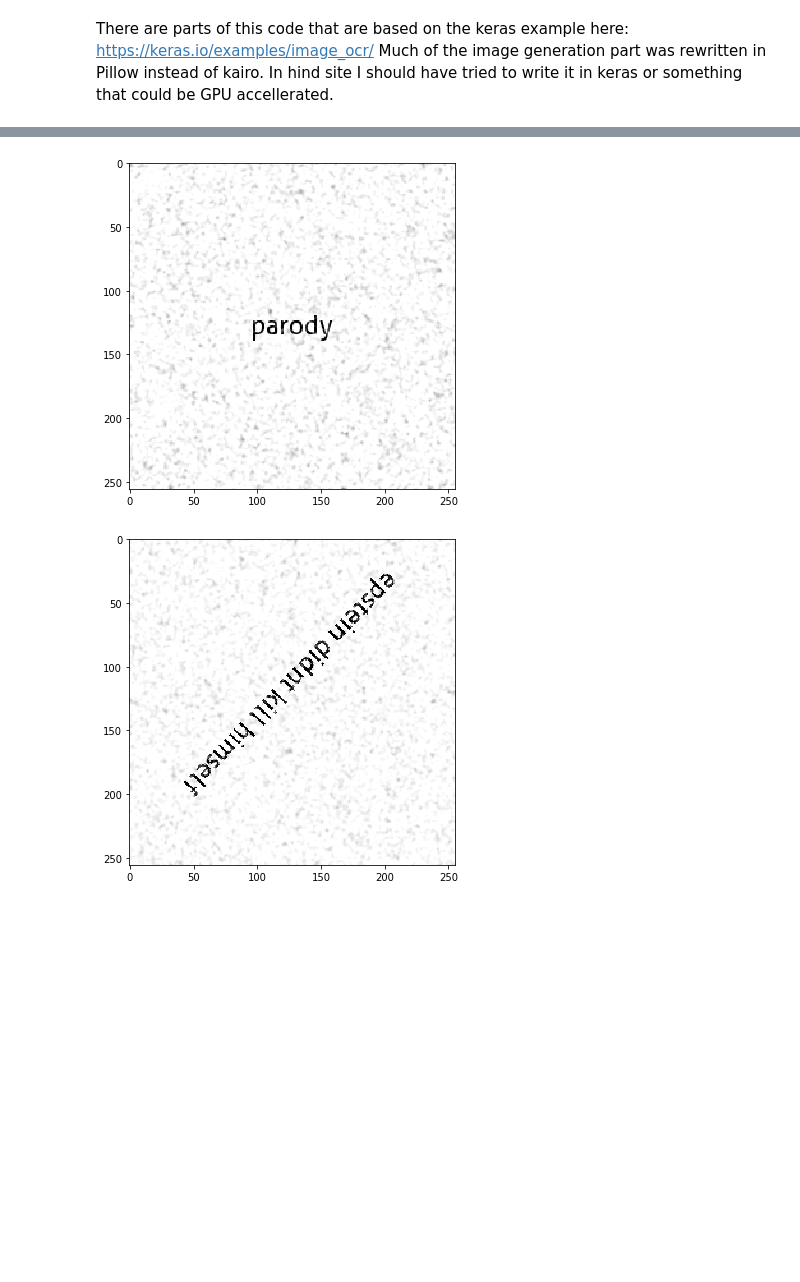
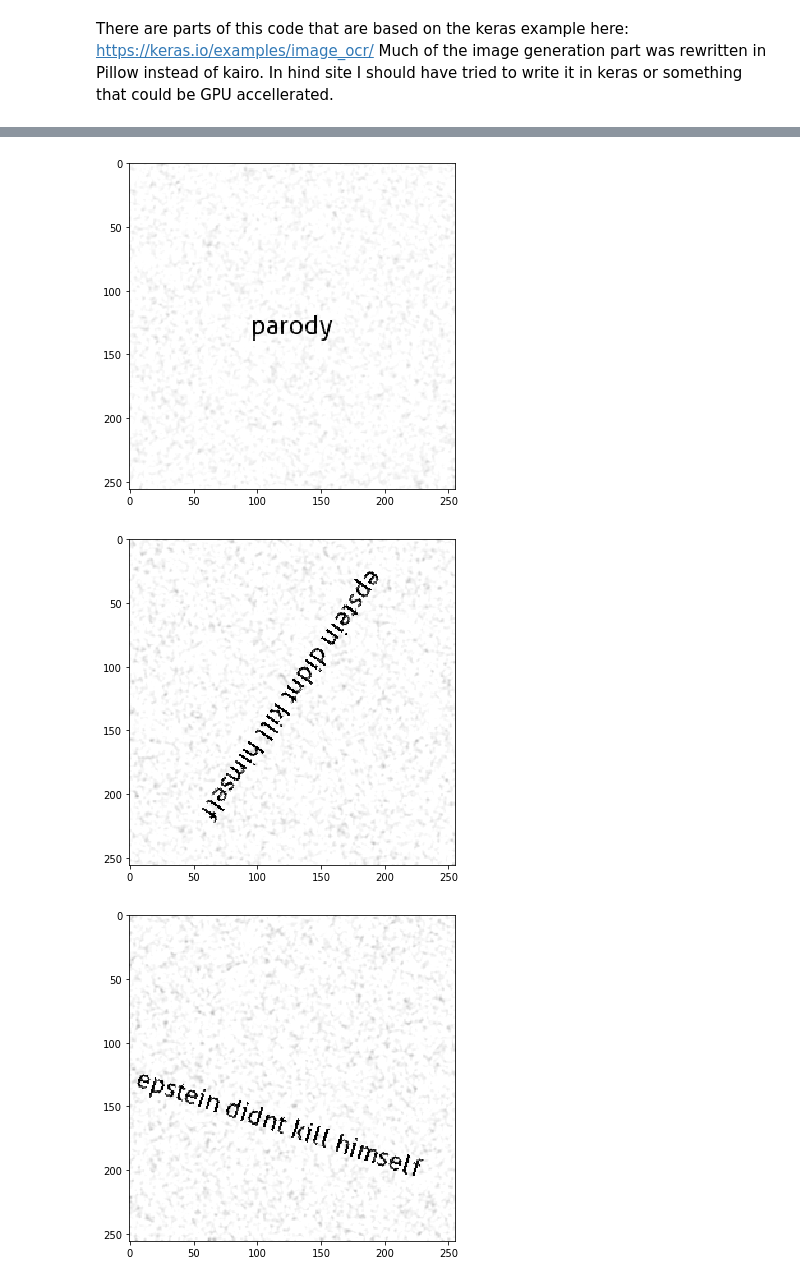
Before and after one commit to startoftext/image2text, a Jupyter notebook: image2text.ipynb, the cells around one changed output, grey strips where cells are left out. Saved outputs shown, nothing was run; the diff lists cells and outputs as text; code cells hidden in the pictures; blank space fills up the shorter version.

Commit message:
Made max rotation angle configurable. Also fixed some other bugs that caused crashes.

```diff
--- a/image2text.ipynb
+++ b/image2text.ipynb
@@ -93,7 +94,7 @@ def speckle(img):
     img_speck[img_speck <= 0] = 0
     return img_speck
 
-def draw_text(text, w, h, translate=True, rotate=True, multi_fonts=True):
+def draw_text(text, w, h, translate=True, rotate=True, multi_fonts=True, max_rotation=359):
     base_image = Image.new('RGB', (w,h), (255,255,255))
 
     #TODO download more fonts from fonts.google.com to support multiple fonts
@@ -106,8 +107,9 @@ def draw_text(text, w, h, translate=True, rotate=True, multi_fonts=True):
     d.text((0,0), text, font=fnt, fill=(0,0,0))
 
     if(rotate):
-        rotation_degrees = np.random.randint(0, 359)
+        rotation_degrees = np.random.randint(-max_rotation, max_rotation)
         text_image = text_image.rotate(rotation_degrees, expand=1)
+
 
     if text_image.size[0] > base_image.size[0] or text_image.size[1] > base_image.size[1]:
         print( 'Text:' + text)
@@ -122,35 +124,39 @@ def draw_text(text, w, h, translate=True, rotate=True, multi_fonts=True):
     if(translate):
         translate_x = np.random.randint(-max_translate[0],max_translate[0])
         translate_y = np.random.randint(-max_translate[1],max_translate[1])
         location = (location[0] + translate_x, location[1] + translate_y)
 
     base_image.paste(text_image, location, text_image)
 
     a = np.array(base_image)
     a = a[:, :, 0]
     # Convert the 0-255 int value to float from 0-1
     a = a.astype(np.float32) / 255
     a = np.expand_dims(a, 0)
     a = speckle(a)
 
     return a
 
 
 def show_single_channel_image(a):
     s = a.shape
     a = a.reshape((s[1],s[2]))
     plt.rcParams["figure.figsize"] = (6,6)
     plt.imshow(a, cmap='Greys_r')
     plt.show()
 
 test_image = draw_text('parody',256, 256, translate=False, rotate=False)
 show_single_channel_image(test_image)
 
 test_image = draw_text('epstein didnt kill himself', 256, 256, translate=True, rotate=True)
 show_single_channel_image(test_image)
+
+test_image = draw_text('epstein didnt kill himself', 256, 256, translate=True, rotate=True, max_rotation=20)
+show_single_channel_image(test_image)
 # %% [output]
-[figure, old version]
+[figure, new version]
-[figure, old version]
+[figure, new version]
+[figure, added]
 # %%
 # This is pulled from https://github.com/Tony607/keras-image-ocr
 def shuffle_mats_or_lists(matrix_list, stop_ind=None):
```
Also changed, not shown: parts of 8 cells of this notebook.
